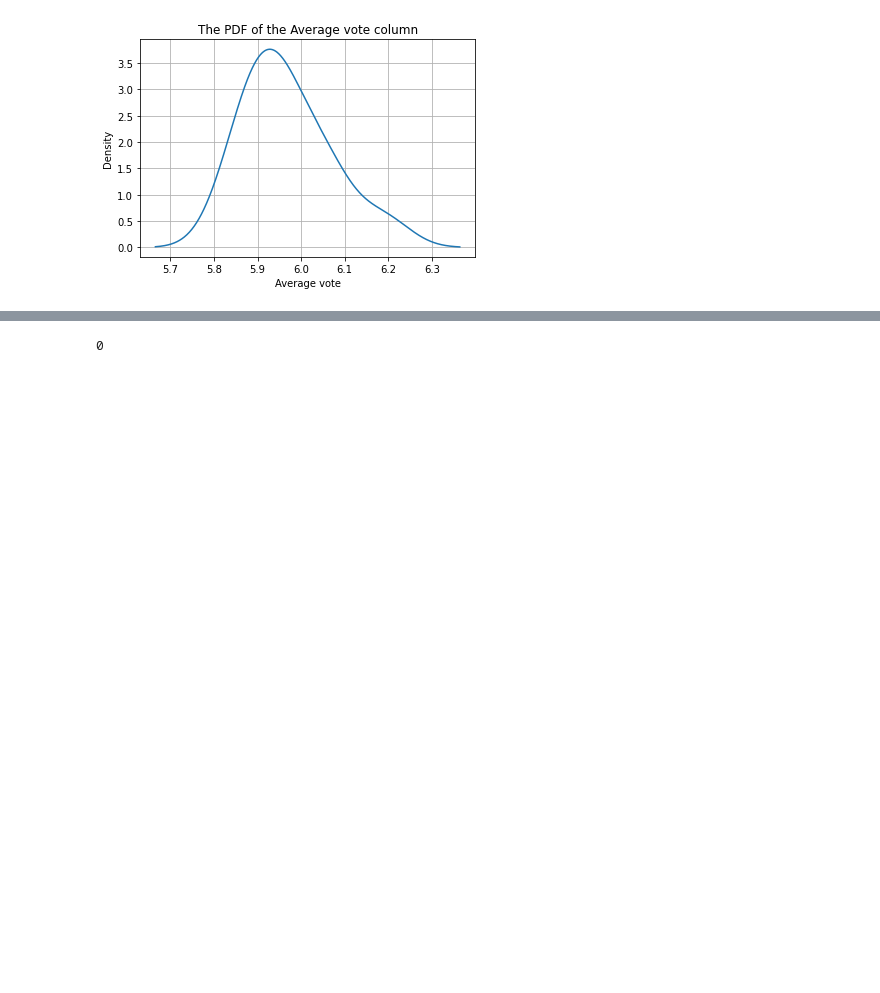
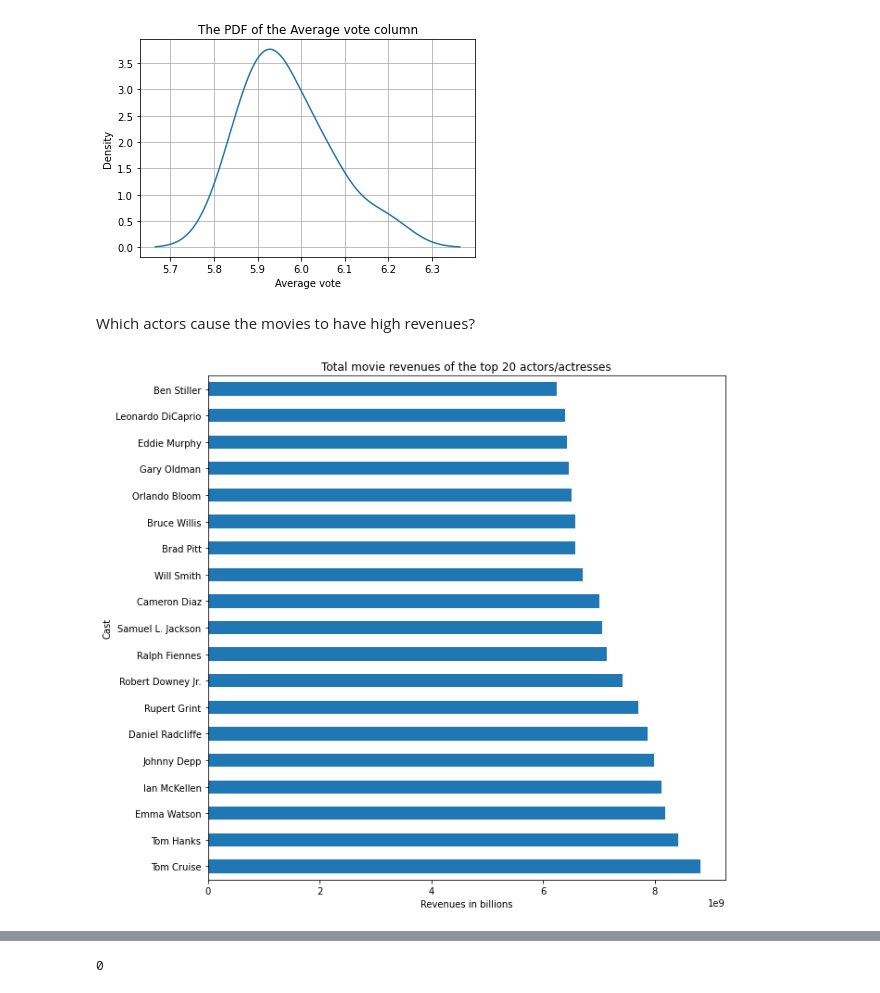
Before and after one commit to OmarAlaaeldein/Investigate-a-Dataset-TMDb-movie-dataset, a Jupyter notebook: Investigate_a_Dataset.ipynb, the cells around one changed output, grey strips where cells are left out. Cells and saved outputs as stored; diff of their text form; code cells hidden in the pictures; blank space fills up the shorter version.

```diff
--- a/Investigate_a_Dataset.ipynb
+++ b/Investigate_a_Dataset.ipynb
@@ -237,6 +229,19 @@ plt.title("The PDF of the Average vote column")
 plt.grid()
 # %% [output]
 [figure]
+# %% [markdown]
+Which actors cause the movies to have high revenues?
+# %%
+df["cast"]=df["cast"].str.split("|")
+df=df.explode("cast")
+# %%
+actors_stats=df.groupby("cast")["revenue"].sum().sort_values(ascending=False)
+actors_stats.loc[actors_stats.index[1:20]].plot(kind="barh",figsize=(10,10));
+plt.xlabel("Revenues in billions")
+plt.ylabel("Cast")
+plt.title("Total movie revenues of the top 20 actors/actresses");
+# %% [output]
+[figure, added]
 # %% [markdown]
 <a id='conclusions'></a>
 ## Conclusions
```
Also changed, not shown: parts of 10 cells of this notebook, 1 other file.
